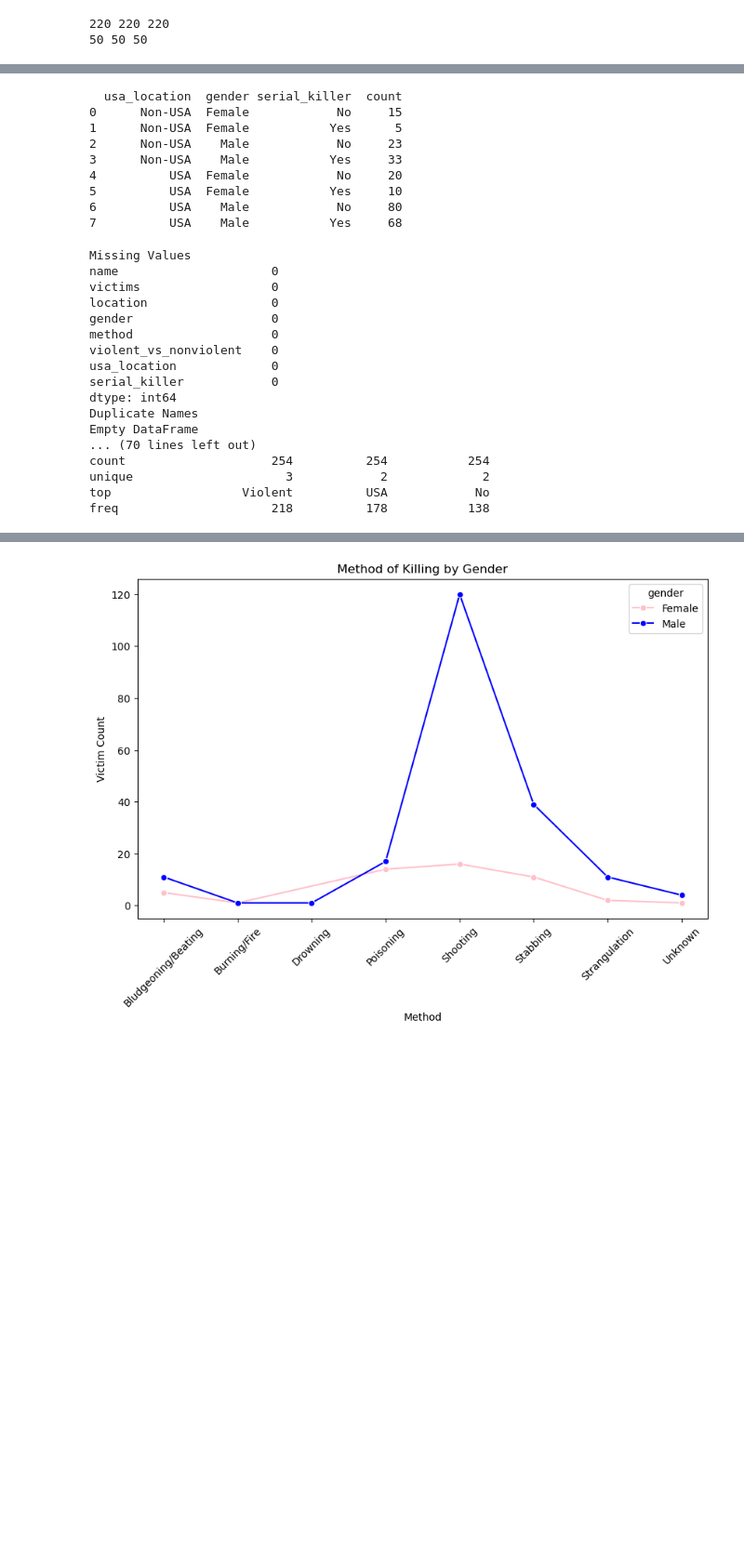
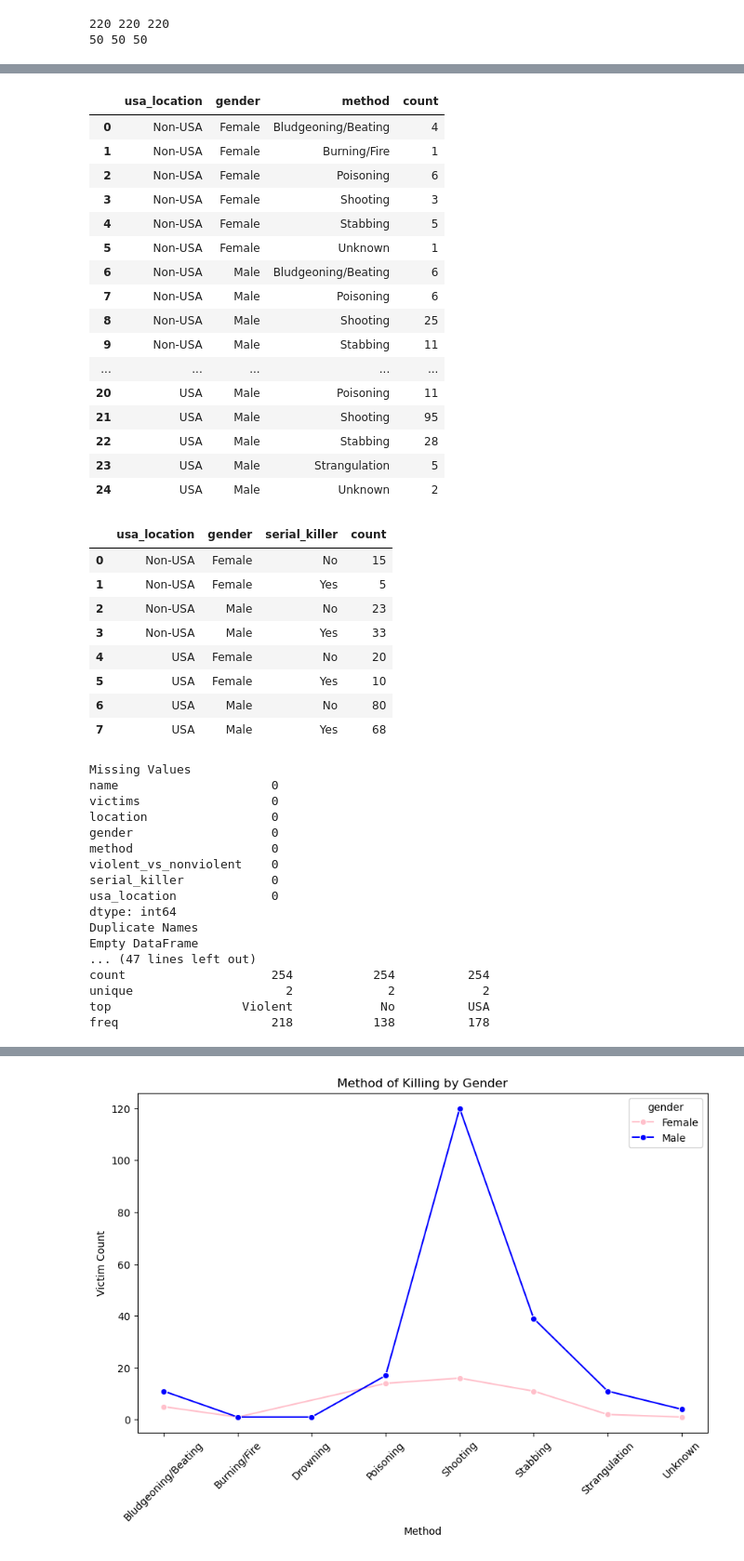
Before and after one commit to ProfKaltenberg/final-project-lailaaholmes, a Jupyter notebook: Final Project.ipynb, the cells around one changed output, grey strips where cells are left out. Shown at 93% size. Cells and saved outputs as stored; diff of their text form; code cells hidden in the pictures; blank space fills up the shorter version.

```diff
--- a/Final Project.ipynb
+++ b/Final Project.ipynb
@@ -347,21 +259,51 @@ print(final_df[["name", "gender", "method","violent_vs_nonviolent","victims","se
+# %%
+#Grouping by location and gender and method to see if location impacts method
+#But first I am going to make a USA variable since currently it shows up as states
+final_df["usa_location"] = ["USA" if "USA" in location else "Non-USA" for location in final_df["location"]]
+
+# Grouping USA vs Non-USA by gender and method type
+usa_gender_method = (final_df.groupby(["usa_location", "gender", "method"]).size().reset_index(name="count"))
+
+usa_gender_method
+#For women not in the US their main method is posion while in the US it is shooting
+#For maless regardless of location shooting is their main method
+# %% [output]
+|  | usa_location | gender | method | count |
+| 0 | Non-USA | Female | Bludgeoning/Beating | 4 |
+| 1 | Non-USA | Female | Burning/Fire | 1 |
+| 2 | Non-USA | Female | Poisoning | 6 |
+| 3 | Non-USA | Female | Shooting | 3 |
+| 4 | Non-USA | Female | Stabbing | 5 |
+| 5 | Non-USA | Female | Unknown | 1 |
+| 6 | Non-USA | Male | Bludgeoning/Beating | 6 |
+| 7 | Non-USA | Male | Poisoning | 6 |
+| 8 | Non-USA | Male | Shooting | 25 |
+| 9 | Non-USA | Male | Stabbing | 11 |
+| ... | ... | ... | ... | ... |
+| 20 | USA | Male | Poisoning | 11 |
+| 21 | USA | Male | Shooting | 95 |
+| 22 | USA | Male | Stabbing | 28 |
+| 23 | USA | Male | Strangulation | 5 |
+| 24 | USA | Male | Unknown | 2 |
 # %%
 #Counting to see how many serial killers and non-serial killers there are by gender and location
-final_df["usa_location"] = ["USA" if "USA" in str(x)else "Non-USA"for x in final_df["location"]]
-serial_by_gender = (final_df.groupby( ["usa_location", "gender", "serial_killer"] )["name"].count().reset_index(name="count"))
+#edit this info
+final_df["usa_location"] = ["USA" if "USA" in location else "Non-USA" for location in final_df["location"]]
+# Counting serial killers by location and gender
+serial_by_location = (final_df.groupby(["usa_location", "gender", "serial_killer"])["name"].count().reset_index(name="count"))
 
-
-print(serial_by_gender)
+serial_by_location
 #There are more serial killers in the U.S for both genders
 # %% [output]
-  usa_location  gender serial_killer  count
-0      Non-USA  Female            No     15
-1      Non-USA  Female           Yes      5
-2      Non-USA    Male            No     23
-3      Non-USA    Male           Yes     33
-4          USA  Female            No     20
-5          USA  Female           Yes     10
-6          USA    Male            No     80
-7          USA    Male           Yes     68
+|  | usa_location | gender | serial_killer | count |
+| 0 | Non-USA | Female | No | 15 |
+| 1 | Non-USA | Female | Yes | 5 |
+| 2 | Non-USA | Male | No | 23 |
+| 3 | Non-USA | Male | Yes | 33 |
+| 4 | USA | Female | No | 20 |
+| 5 | USA | Female | Yes | 10 |
+| 6 | USA | Male | No | 80 |
+| 7 | USA | Male | Yes | 68 |
 # %%
 # ROBUSTNESS CHECKS
 
@@ -393,10 +335,6 @@ print(final_df["serial_killer"].value_counts())
 print("USA vs Non-USA by Gender")
 print(final_df.groupby(["usa_location", "gender"])["name"].count().reset_index(name="count"))
 
-# Victim conversion check
-print("Victim Conversion Check")
-print(final_df[ ["name", "victims", "location", "usa_location"] ].head(20))
-
 # Summary statistics
 print("Summary Statistics")
 print(final_df.describe(include="all"))
@@ -408,16 +346,16 @@ location                 0
 gender                   0
 method                   0
 violent_vs_nonviolent    0
+serial_killer            0
 usa_location             0
-serial_killer            0
 dtype: int64
 Duplicate Names
 Empty DataFrame
-... (70 lines left out)
-count                    254          254           254
-unique                     3            2             2
-top                  Violent          USA            No
-freq                     218          178           138
+... (47 lines left out)
+count                    254           254          254
+unique                     2             2            2
+top                  Violent            No          USA
+freq                     218           138          178
 # %%
 print(final_df.columns)
 # %% [output]
```
Also changed, not shown: parts of 15 cells of this notebook, 4 other files.
